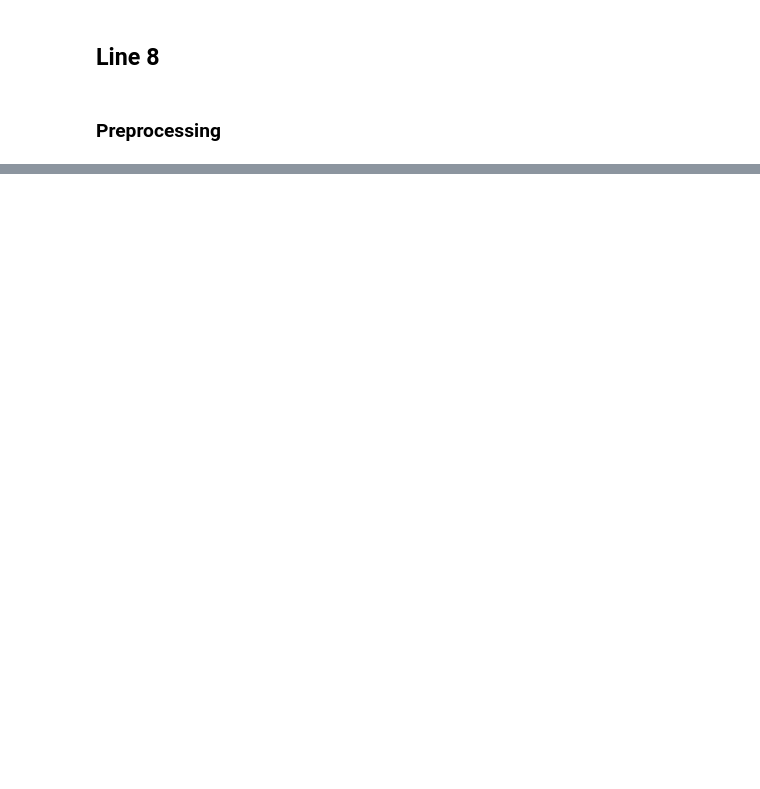
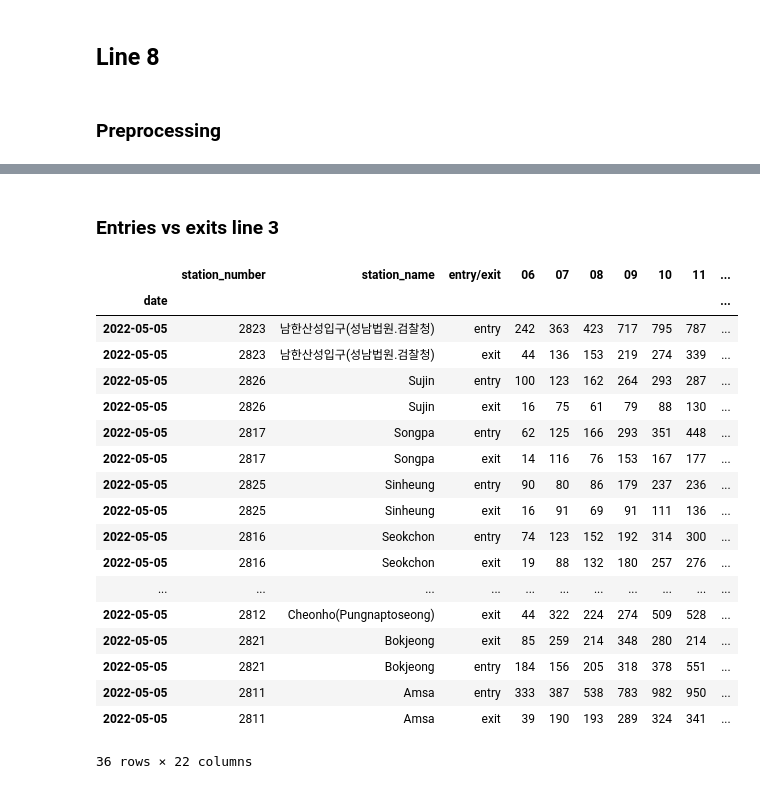
Before and after one commit to Arizona3000/metro_seoul, a Jupyter notebook: notebooks/exploration.ipynb, the cells around one changed output, grey strips where cells are left out. Drawn from its saved outputs; the diff is of its cells as text; code cells hidden in the pictures; blank space fills up the shorter version.

```diff
--- a/notebooks/exploration.ipynb
+++ b/notebooks/exploration.ipynb
@@ -221,0 +24,21 @@ plt.grid()
+# %%
+#convert line number to int
+df['line'] = df['line'].astype(int)
+
+# Keeping only line 8
+data_8 = df[df['line'] == 8]
+
+#station number and line number of type object : convert to int
+data_8['station_number'] = data_8['station_number'].astype(int)
+
+# no need to keep useless info
+#rmoving last column giving us weird info
+data_8.drop(columns=['Unnamed: 0', 'line', '24'], inplace=True)
+
+#Setting date as an index
+data_8 = data_8.set_index('date')
+
+# Converting index as datetime object
+data_8.index = pd.to_datetime(data_8.index)
+
+data_8
@@ -221,0 +191,2 @@ plt.grid()
+# %% [markdown]
+### Entries vs exits line 3
@@ -221,0 +252,27 @@ plt.grid()
+# %%
+test = data_8
+test.rename(columns={'06-07':'07', '07-08':'08', '08-09':'09', '09-10':'10', '10-11':'11',
+                '11-12':'12', '12-13':'13', '13-14':'14', '14-15':'15', '15-16':'16',
+                '16-17':'17', '17-18':'18', '18-19':'19', '19-20':'20', '20-21':'21',
+                '21-22':'22', '22-23':'23', '23-24':'24'}, inplace=True)
+test[test.index == '2022-05-05']
+# %% [output]
+|  | station_number | station_name | entry/exit | 06 | 07 | 08 | 09 | 10 | 11 | ... |
+| date |  |  |  |  |  |  |  |  |  | ... |
+| 2022-05-05 | 2823 | 남한산성입구(성남법원.검찰청) | entry | 242 | 363 | 423 | 717 | 795 | 787 | ... |
+| 2022-05-05 | 2823 | 남한산성입구(성남법원.검찰청) | exit | 44 | 136 | 153 | 219 | 274 | 339 | ... |
+| 2022-05-05 | 2826 | Sujin | entry | 100 | 123 | 162 | 264 | 293 | 287 | ... |
+| 2022-05-05 | 2826 | Sujin | exit | 16 | 75 | 61 | 79 | 88 | 130 | ... |
+| 2022-05-05 | 2817 | Songpa | entry | 62 | 125 | 166 | 293 | 351 | 448 | ... |
+| 2022-05-05 | 2817 | Songpa | exit | 14 | 116 | 76 | 153 | 167 | 177 | ... |
+| 2022-05-05 | 2825 | Sinheung | entry | 90 | 80 | 86 | 179 | 237 | 236 | ... |
+| 2022-05-05 | 2825 | Sinheung | exit | 16 | 91 | 69 | 91 | 111 | 136 | ... |
+| 2022-05-05 | 2816 | Seokchon | entry | 74 | 123 | 152 | 192 | 314 | 300 | ... |
+| 2022-05-05 | 2816 | Seokchon | exit | 19 | 88 | 132 | 180 | 257 | 276 | ... |
+| ... | ... | ... | ... | ... | ... | ... | ... | ... | ... | ... |
+| 2022-05-05 | 2812 | Cheonho(Pungnaptoseong) | exit | 44 | 322 | 224 | 274 | 509 | 528 | ... |
+| 2022-05-05 | 2821 | Bokjeong | exit | 85 | 259 | 214 | 348 | 280 | 214 | ... |
+| 2022-05-05 | 2821 | Bokjeong | entry | 184 | 156 | 205 | 318 | 378 | 551 | ... |
+| 2022-05-05 | 2811 | Amsa | entry | 333 | 387 | 538 | 783 | 982 | 950 | ... |
+| 2022-05-05 | 2811 | Amsa | exit | 39 | 190 | 193 | 289 | 324 | 341 | ... |
+36 rows × 22 columns
```
Also changed, not shown: parts of 36 cells of this notebook.
